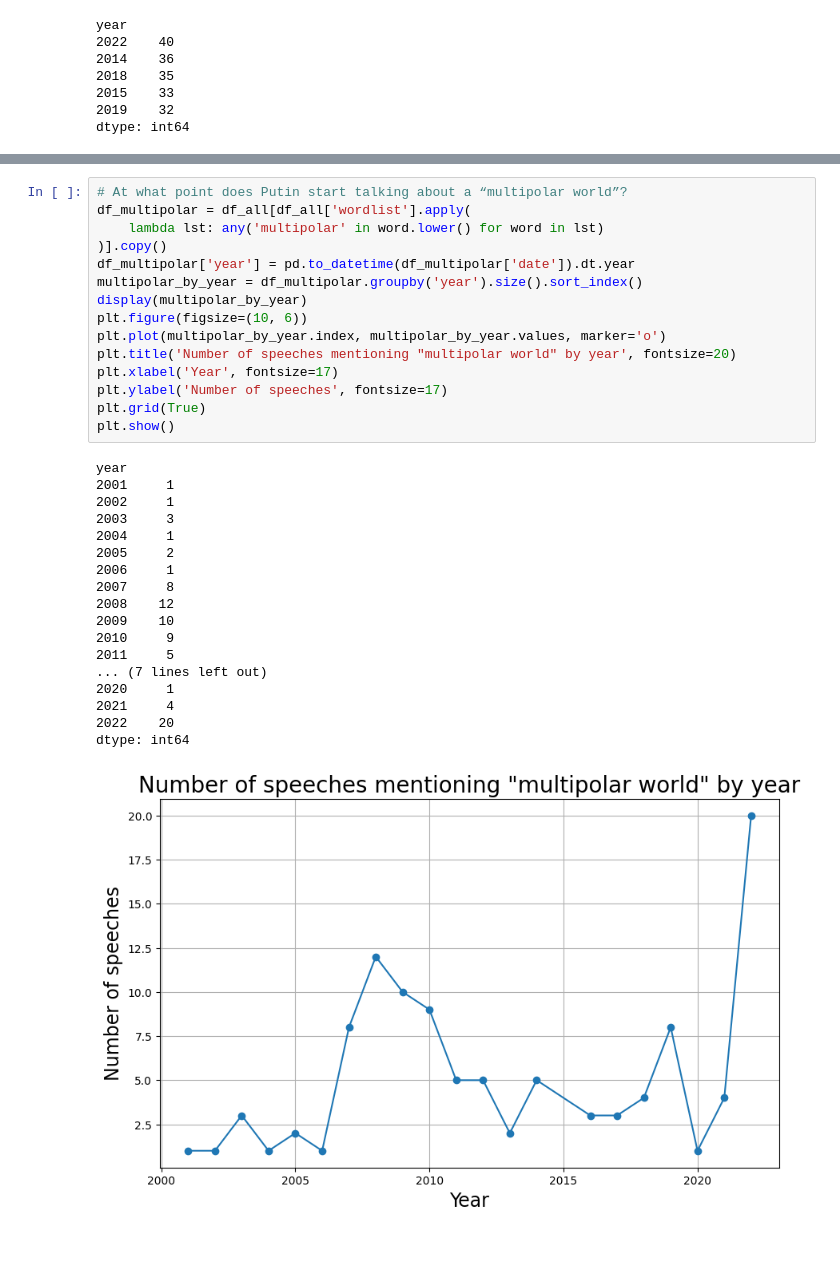
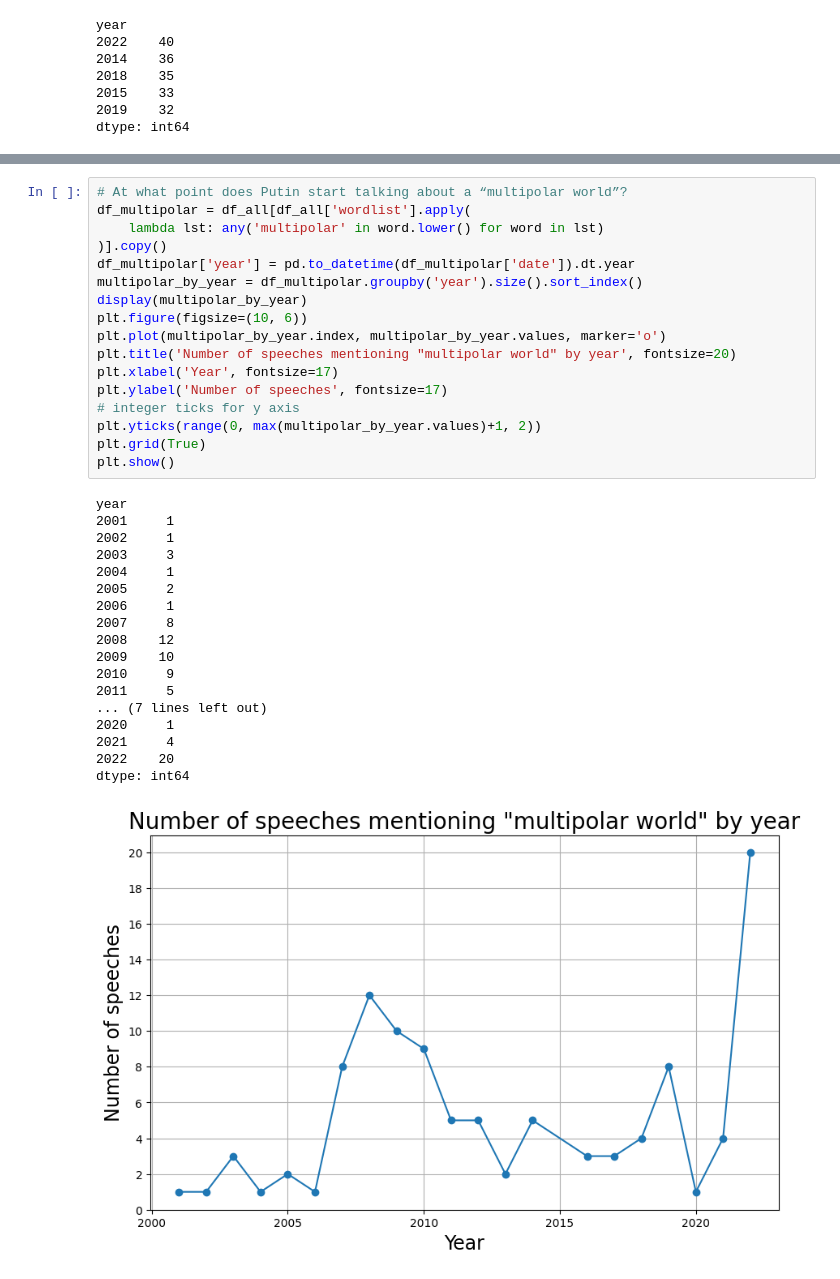
Before and after one commit to szuvarska/PutinsTalksAnalysis, a Jupyter notebook: 04_statistics.ipynb, the cells around one changed output, grey strips where cells are left out. Saved outputs shown, nothing was run; the diff lists cells and outputs as text; blank space fills up the shorter version.

```diff
--- a/04_statistics.ipynb
+++ b/04_statistics.ipynb
@@ -143,31 +193,33 @@ df_multipolar = df_all[df_all['wordlist'].apply(
     lambda lst: any('multipolar' in word.lower() for word in lst)
 )].copy()
 df_multipolar['year'] = pd.to_datetime(df_multipolar['date']).dt.year
 multipolar_by_year = df_multipolar.groupby('year').size().sort_index()
 display(multipolar_by_year)
 plt.figure(figsize=(10, 6))
 plt.plot(multipolar_by_year.index, multipolar_by_year.values, marker='o')
 plt.title('Number of speeches mentioning "multipolar world" by year', fontsize=20)
 plt.xlabel('Year', fontsize=17)
 plt.ylabel('Number of speeches', fontsize=17)
+# integer ticks for y axis
+plt.yticks(range(0, max(multipolar_by_year.values)+1, 2))
 plt.grid(True)
 plt.show()
 # %% [output]
 year
 2001     1
 2002     1
 2003     3
 2004     1
 2005     2
 2006     1
 2007     8
 2008    12
 2009    10
 2010     9
 2011     5
 ... (7 lines left out)
 2020     1
 2021     4
 2022    20
 dtype: int64
-[figure, old version]
+[figure, new version]
```
Also changed, not shown: parts of 3 cells of this notebook, 1 other file.
